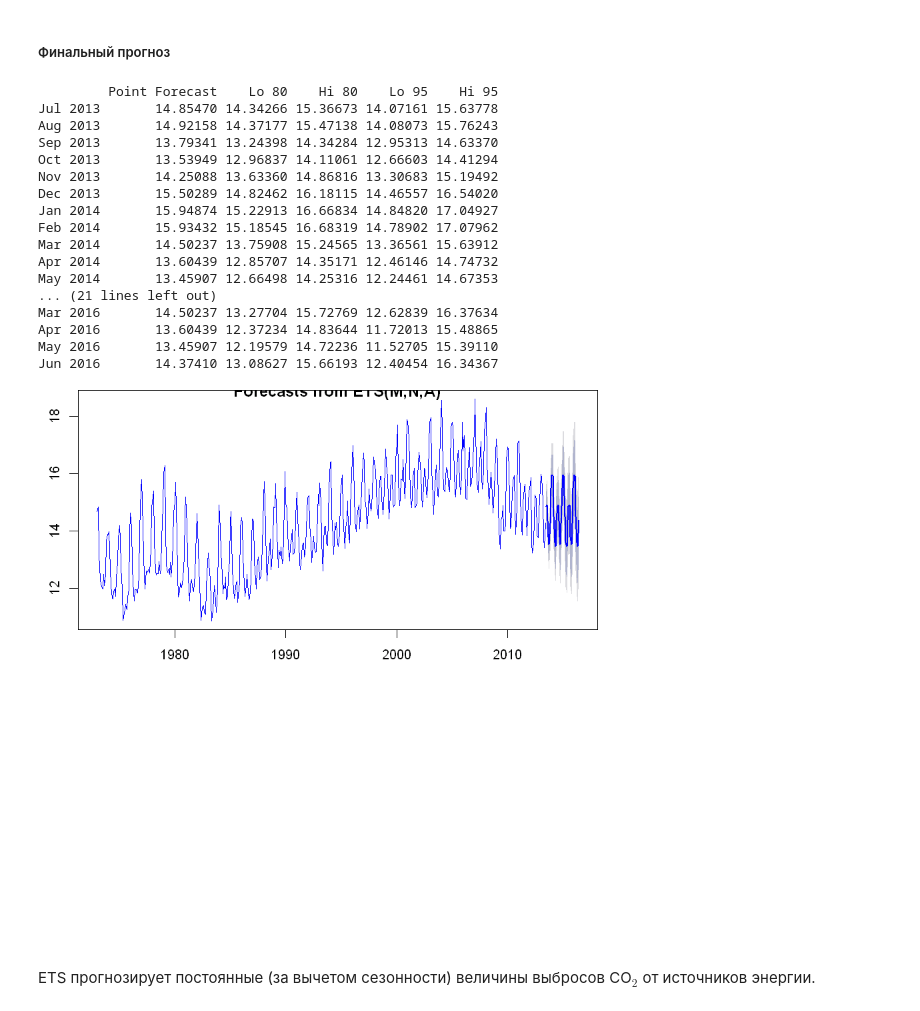
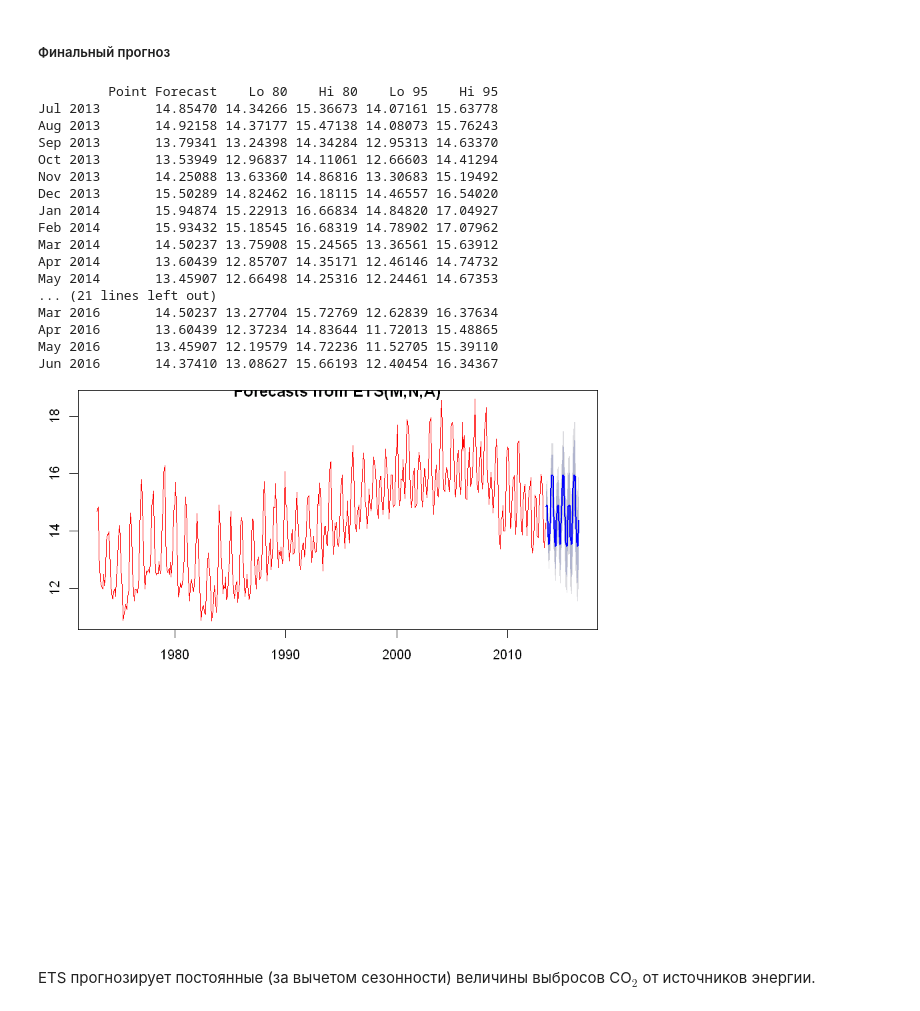
Before and after one commit to nadiinchi/PSAD_homework, a Jupyter notebook: TS.ipynb, the cells around one changed output. Saved outputs shown, nothing was run; the diff lists cells and outputs as text; code cells hidden in the pictures.

```diff
--- a/TS.ipynb
+++ b/TS.ipynb
@@ -465,27 +465,27 @@ alternative hypothesis: greater
 # %%
 par(pin=c(8, 4), mai=c(4, 0.5, 0, 0))
 fl <- forecast(fit.ets, h=12*3)
 print(fl)
-plot(fl, col="blue")
+plot(fl, col="red")
 # %% [output]
          Point Forecast    Lo 80    Hi 80    Lo 95    Hi 95
 Jul 2013       14.85470 14.34266 15.36673 14.07161 15.63778
 Aug 2013       14.92158 14.37177 15.47138 14.08073 15.76243
 Sep 2013       13.79341 13.24398 14.34284 12.95313 14.63370
 Oct 2013       13.53949 12.96837 14.11061 12.66603 14.41294
 Nov 2013       14.25088 13.63360 14.86816 13.30683 15.19492
 Dec 2013       15.50289 14.82462 16.18115 14.46557 16.54020
 Jan 2014       15.94874 15.22913 16.66834 14.84820 17.04927
 Feb 2014       15.93432 15.18545 16.68319 14.78902 17.07962
 Mar 2014       14.50237 13.75908 15.24565 13.36561 15.63912
 Apr 2014       13.60439 12.85707 14.35171 12.46146 14.74732
 May 2014       13.45907 12.66498 14.25316 12.24461 14.67353
 ... (21 lines left out)
 Mar 2016       14.50237 13.27704 15.72769 12.62839 16.37634
 Apr 2016       13.60439 12.37234 14.83644 11.72013 15.48865
 May 2016       13.45907 12.19579 14.72236 11.52705 15.39110
 Jun 2016       14.37410 13.08627 15.66193 12.40454 16.34367
-[figure, old version]
+[figure, new version]
 # %% [markdown]
 ETS прогнозирует постоянные (за вычетом сезонности) величины выбросов CO$_2$ от источников энергии.
 # %%
```
Also changed, not shown: parts of 2 cells of this notebook.
